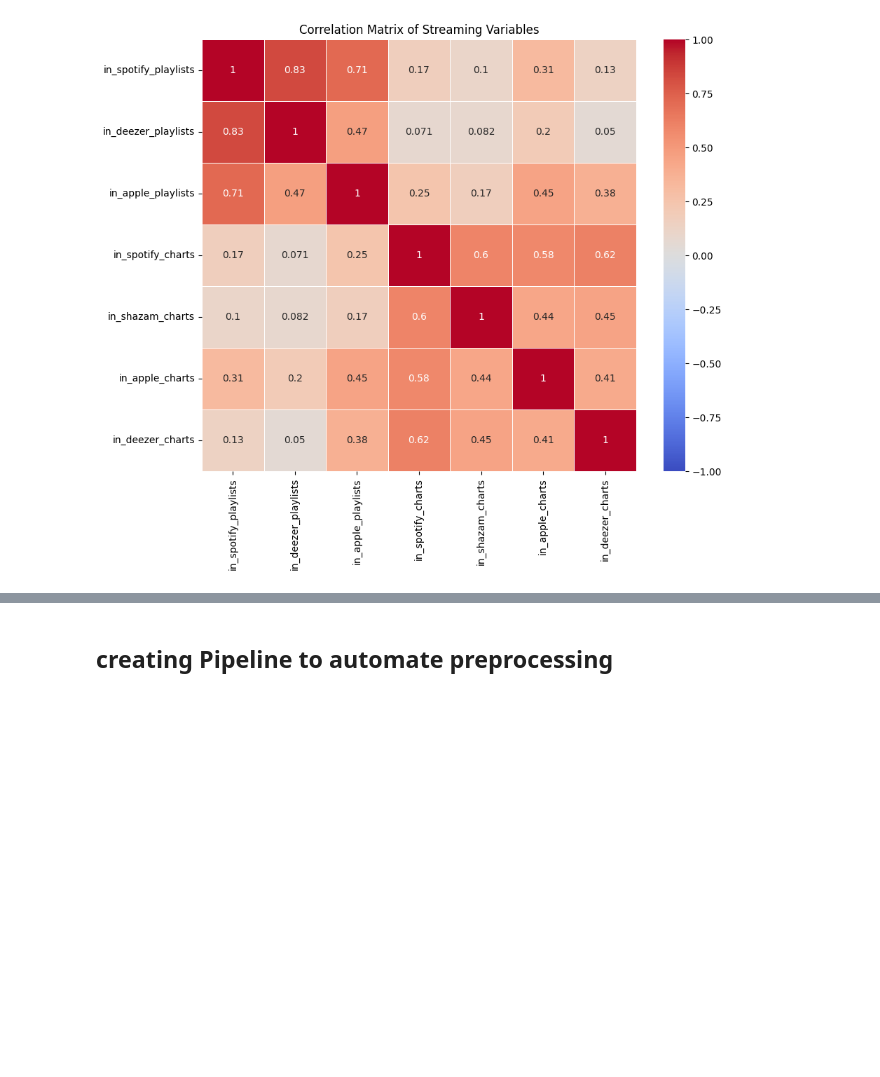
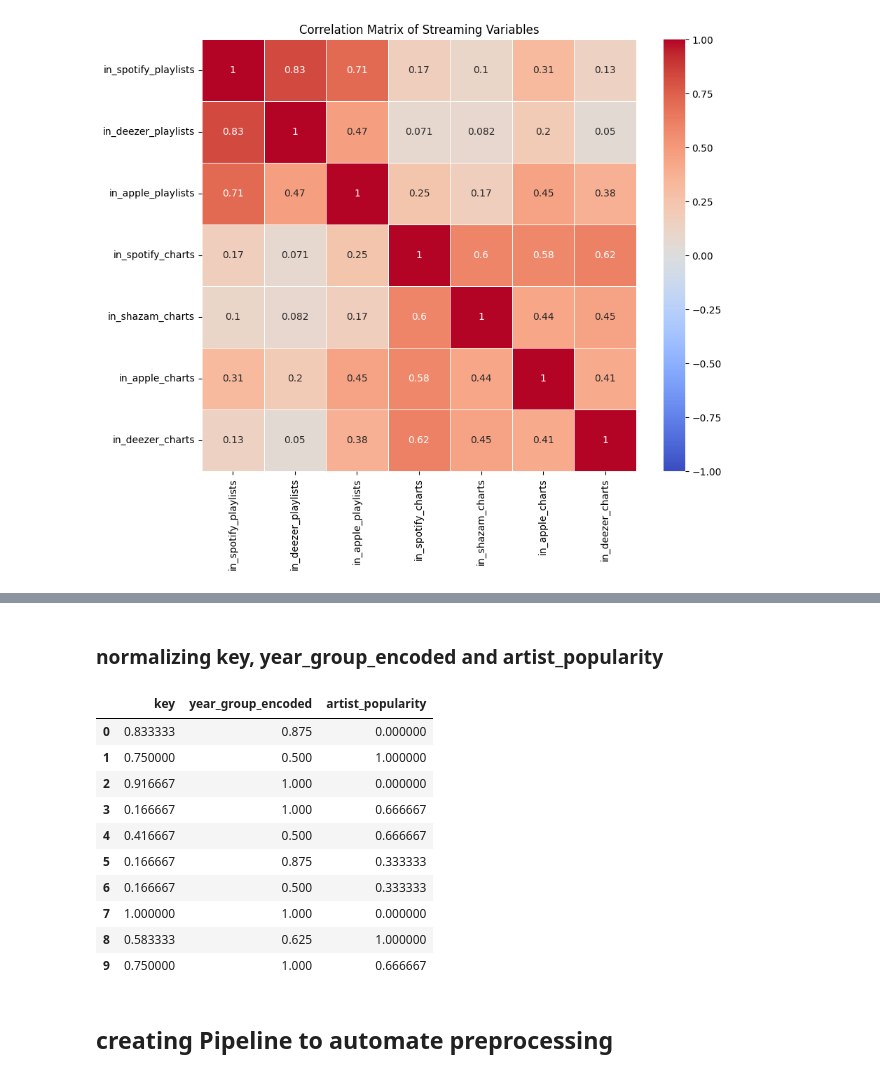
Before and after one commit to nataliachoszczyk/spotify-songs-clustering, a Jupyter notebook: FE_modelling_KM2/FE.ipynb, the cells around one changed output, grey strips where cells are left out. Saved outputs shown, nothing was run; the diff lists cells and outputs as text; code cells hidden in the pictures; blank space fills up the shorter version.

```diff
--- a/FE_modelling_KM2/modelling_N.ipynb
+++ b/FE_modelling_KM2/FE.ipynb
@@ -382,0 +448,2 @@ spotify_df[cols_to_normalize] = scaler.fit_transform(spotify_df[cols_to_normaliz
+# %% [markdown]
+### normalizing key, year_group_encoded and artist_popularity
@@ -383,3 +454,17 @@ spotify_df[cols_to_normalize] = scaler.fit_transform(spotify_df[cols_to_normaliz
+# %%
+spotify_df[["key", "year_group_encoded", "artist_popularity"]].head(10)
+# %% [output]
+|  | key | year_group_encoded | artist_popularity |
+| 0 | 0.833333 | 0.875 | 0.000000 |
+| 1 | 0.750000 | 0.500 | 1.000000 |
+| 2 | 0.916667 | 1.000 | 0.000000 |
+| 3 | 0.166667 | 1.000 | 0.666667 |
+| 4 | 0.416667 | 0.500 | 0.666667 |
+| 5 | 0.166667 | 0.875 | 0.333333 |
+| 6 | 0.166667 | 0.500 | 0.333333 |
+| 7 | 1.000000 | 1.000 | 0.000000 |
+| 8 | 0.583333 | 0.625 | 1.000000 |
+| 9 | 0.750000 | 1.000 | 0.666667 |
 # %% [markdown]
 ## creating Pipeline to automate preprocessing
 # %%
```
Also changed, not shown: parts of 28 cells of this notebook.
